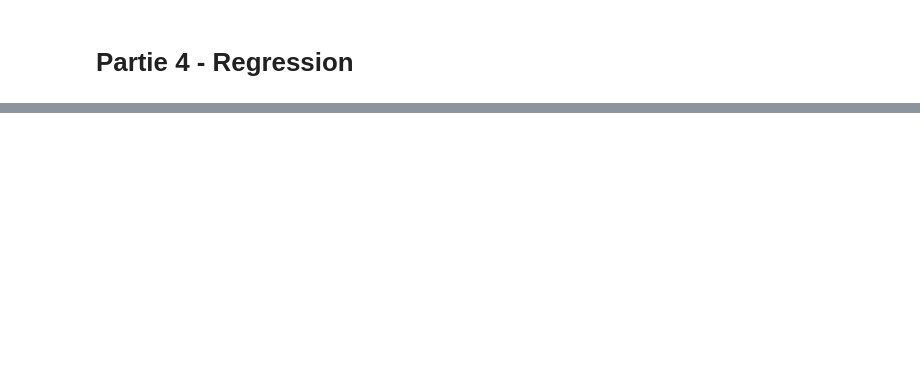
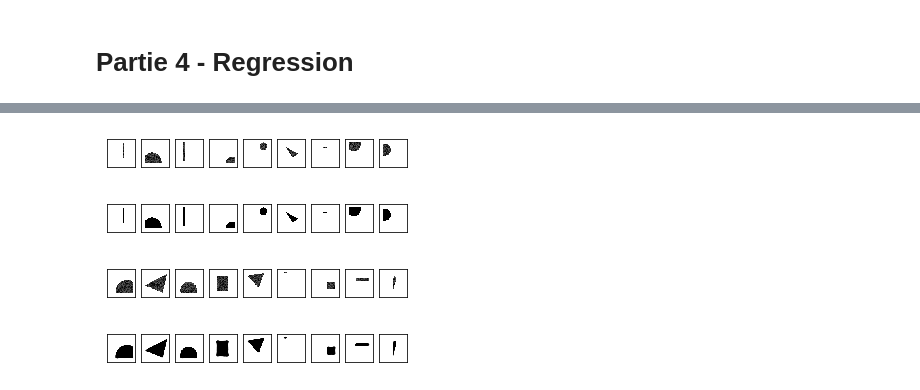
Before and after one commit to ALavault/DL, a Jupyter notebook: MP1/MP1.ipynb, the cells around one changed output, grey strips where cells are left out. Cells and saved outputs as stored; diff of their text form; code cells hidden in the pictures; blank space fills up the shorter version.

```diff
--- a/MP1/MP1.ipynb
+++ b/MP1/MP1.ipynb
@@ -581,0 +828,4 @@ np_utils.to_categorical(Y_train[3], 3)
+# %%
+XX_train, XX_true = generate_dataset_hourglass(300,100,True)
+
+XX_test, XX_test_true = generate_dataset_hourglass(300,100,True)
@@ -581,0 +850,5 @@ np_utils.to_categorical(Y_train[3], 3)
+# %%
+XX_train = np.clip(XX_train.reshape(XX_train.shape[0],72,72,1)/255,0,1)
+XX_true = XX_true.reshape(XX_test.shape[0],72,72,1)/255
+XX_test = np.clip(XX_test.reshape(XX_test.shape[0],72,72,1)/255,0,1)
+XX_test_true = XX_test.reshape(XX_test_true.shape[0],72,72,1)/255
@@ -581,0 +903,36 @@ np_utils.to_categorical(Y_train[3], 3)
+# %%
+XX_predict = autoencoder.predict(XX_test)
+n = 10
+for i in range(1,n):
+    ax = plt.subplot(1, n, i)
+    plt.imshow(XX_train[i].reshape(72, 72))
+    ax.get_xaxis().set_visible(False)
+    ax.get_yaxis().set_visible(False)
+plt.show()
+
+for i in range(1,n):
+    ax = plt.subplot(2, n, i)
+    plt.imshow(XX_true[i].reshape(72, 72))
+    ax.get_xaxis().set_visible(False)
+    ax.get_yaxis().set_visible(False)
+plt.show()
+
+
+for i in range(1,n):
+    ax = plt.subplot(3, n, i)
+    plt.imshow(XX_test[i].reshape(72, 72))
+    ax.get_xaxis().set_visible(False)
+    ax.get_yaxis().set_visible(False)
+plt.show()
+
+for i in range(1,n):
+    ax = plt.subplot(4, n, i)
+    plt.imshow(XX_predict[i].reshape(72, 72))
+    ax.get_xaxis().set_visible(False)
+    ax.get_yaxis().set_visible(False)
+plt.show()
+# %% [output]
+[figure, added]
+[figure, added]
+[figure, added]
+[figure, added]
```
Also changed, not shown: parts of 38 cells of this notebook, 5 other files.
